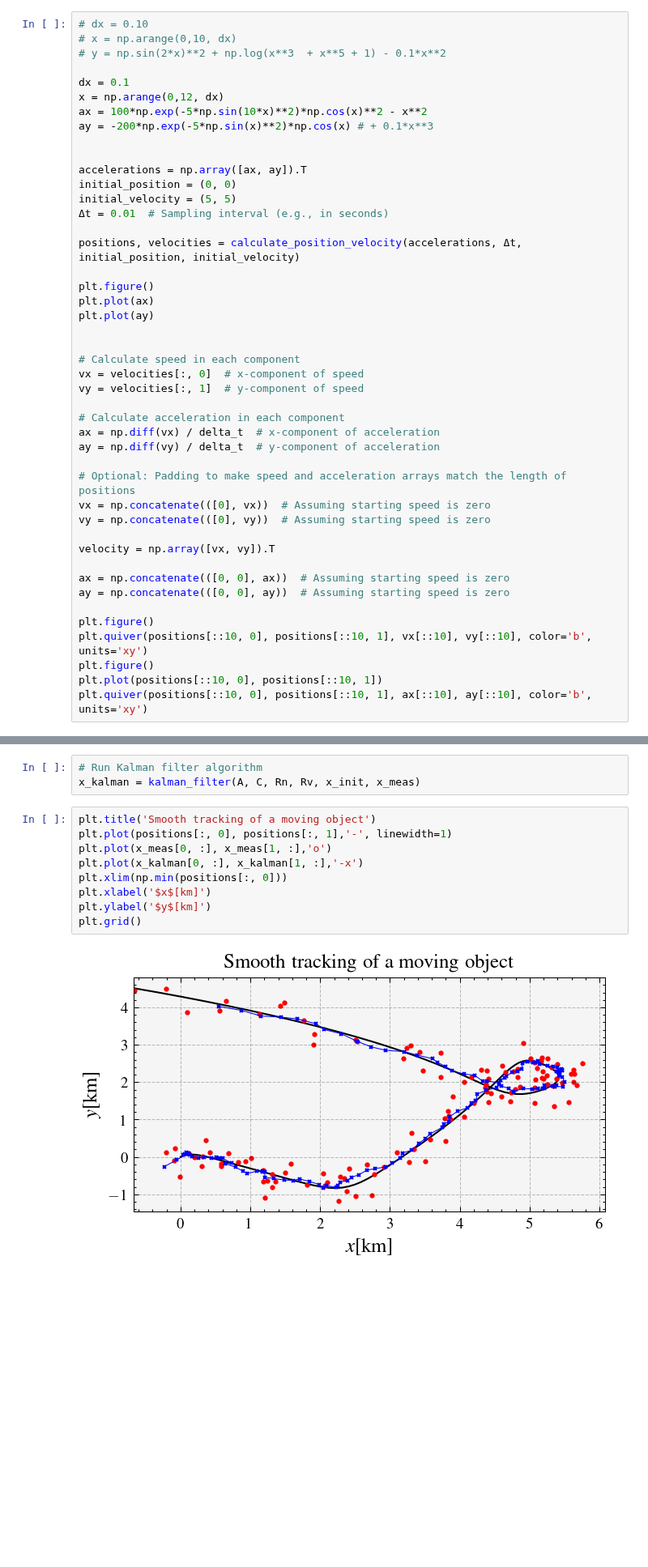
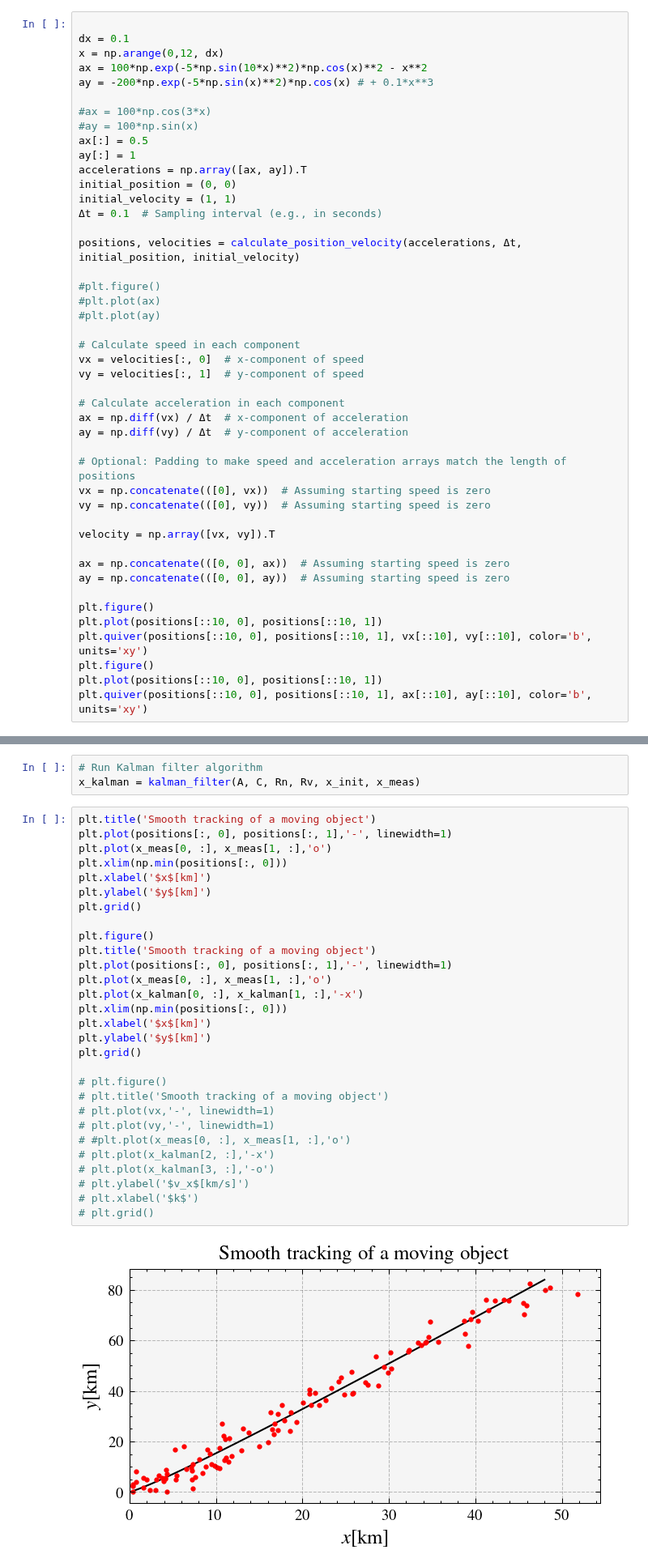
Before and after one commit to edsonportosilva/AdaptiveSignalProcessing, a Jupyter notebook: notebooks/7. Kalman filters.ipynb, the cells around one changed output, grey strips where cells are left out. Shown at 81% size. Saved outputs shown, nothing was run; the diff lists cells and outputs as text; blank space fills up the shorter version.

```diff
--- a/notebooks/7. Kalman filters.ipynb
+++ b/notebooks/7. Kalman filters.ipynb
@@ -311,35 +315,34 @@ def calculate_position_velocity(accelerations, delta_t, initial_position=(0, 0),
 
     return positions, velocities
 # %%
-# dx = 0.10
-# x = np.arange(0,10, dx)
-# y = np.sin(2*x)**2 + np.log(x**3  + x**5 + 1) - 0.1*x**2
 
 dx = 0.1
 x = np.arange(0,12, dx)
 ax = 100*np.exp(-5*np.sin(10*x)**2)*np.cos(x)**2 - x**2
 ay = -200*np.exp(-5*np.sin(x)**2)*np.cos(x) # + 0.1*x**3
 
-
+#ax = 100*np.cos(3*x)
+#ay = 100*np.sin(x)
+ax[:] = 0.5
+ay[:] = 1
 accelerations = np.array([ax, ay]).T
 initial_position = (0, 0)
-initial_velocity = (5, 5)
-Δt = 0.01  # Sampling interval (e.g., in seconds)
+initial_velocity = (1, 1)
+Δt = 0.1  # Sampling interval (e.g., in seconds)
 
 positions, velocities = calculate_position_velocity(accelerations, Δt, initial_position, initial_velocity)
 
-plt.figure()
-plt.plot(ax)
-plt.plot(ay)
-
+#plt.figure()
+#plt.plot(ax)
+#plt.plot(ay)
 
 # Calculate speed in each component
 vx = velocities[:, 0]  # x-component of speed
 vy = velocities[:, 1]  # y-component of speed
 
 # Calculate acceleration in each component
-ax = np.diff(vx) / delta_t  # x-component of acceleration
-ay = np.diff(vy) / delta_t  # y-component of acceleration
+ax = np.diff(vx) / Δt  # x-component of acceleration
+ay = np.diff(vy) / Δt  # y-component of acceleration
 
 # Optional: Padding to make speed and acceleration arrays match the length of positions
 vx = np.concatenate(([0], vx))  # Assuming starting speed is zero
@@ -351,6 +354,7 @@ ax = np.concatenate(([0, 0], ax))  # Assuming starting speed is zero
 ay = np.concatenate(([0, 0], ay))  # Assuming starting speed is zero
 
 plt.figure()
+plt.plot(positions[::10, 0], positions[::10, 1])
 plt.quiver(positions[::10, 0], positions[::10, 1], vx[::10], vy[::10], color='b', units='xy')
 plt.figure()
 plt.plot(positions[::10, 0], positions[::10, 1])
@@ -401,13 +428,33 @@ x_meas = positions.T + np.random.normal(0,np.sqrt(sigma_meas_x2), (2,len(positio
 # Run Kalman filter algorithm
 x_kalman = kalman_filter(A, C, Rn, Rv, x_init, x_meas)
 # %%
+plt.title('Smooth tracking of a moving object')
+plt.plot(positions[:, 0], positions[:, 1],'-', linewidth=1)
+plt.plot(x_meas[0, :], x_meas[1, :],'o')
+plt.xlim(np.min(positions[:, 0]))
+plt.xlabel('$x$[km]')
+plt.ylabel('$y$[km]')
+plt.grid()
+
+plt.figure()
 plt.title('Smooth tracking of a moving object')
 plt.plot(positions[:, 0], positions[:, 1],'-', linewidth=1)
 plt.plot(x_meas[0, :], x_meas[1, :],'o')
 plt.plot(x_kalman[0, :], x_kalman[1, :],'-x')
 plt.xlim(np.min(positions[:, 0]))
 plt.xlabel('$x$[km]')
 plt.ylabel('$y$[km]')
 plt.grid()
+
+# plt.figure()
+# plt.title('Smooth tracking of a moving object')
+# plt.plot(vx,'-', linewidth=1)
+# plt.plot(vy,'-', linewidth=1)
+# #plt.plot(x_meas[0, :], x_meas[1, :],'o')
+# plt.plot(x_kalman[2, :],'-x')
+# plt.plot(x_kalman[3, :],'-o')
+# plt.ylabel('$v_x$[km/s]')
+# plt.xlabel('$k$')
+# plt.grid()
 # %% [output]
-[figure, old version]
+[figure, new version]
```
Also changed, not shown: parts of 8 cells of this notebook.
